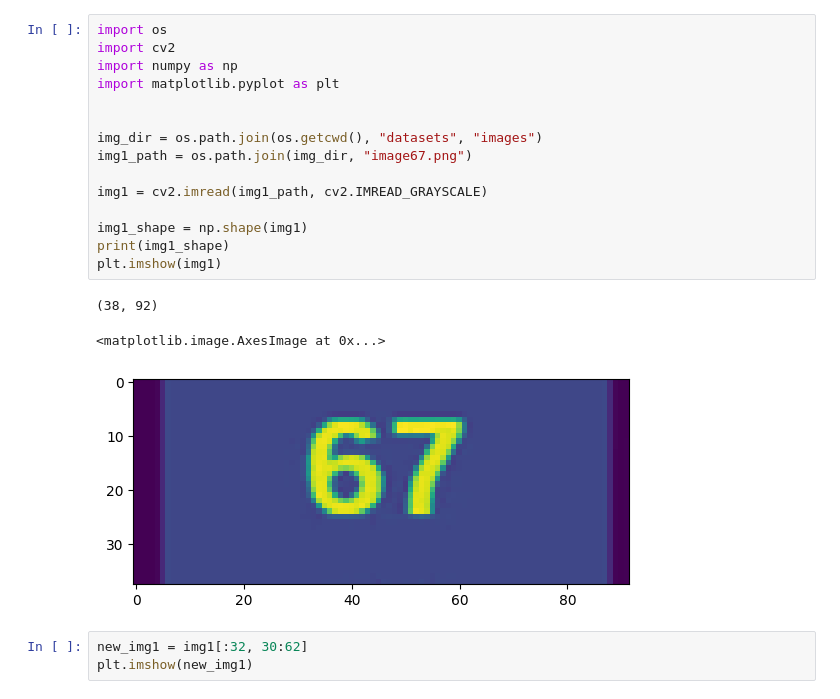
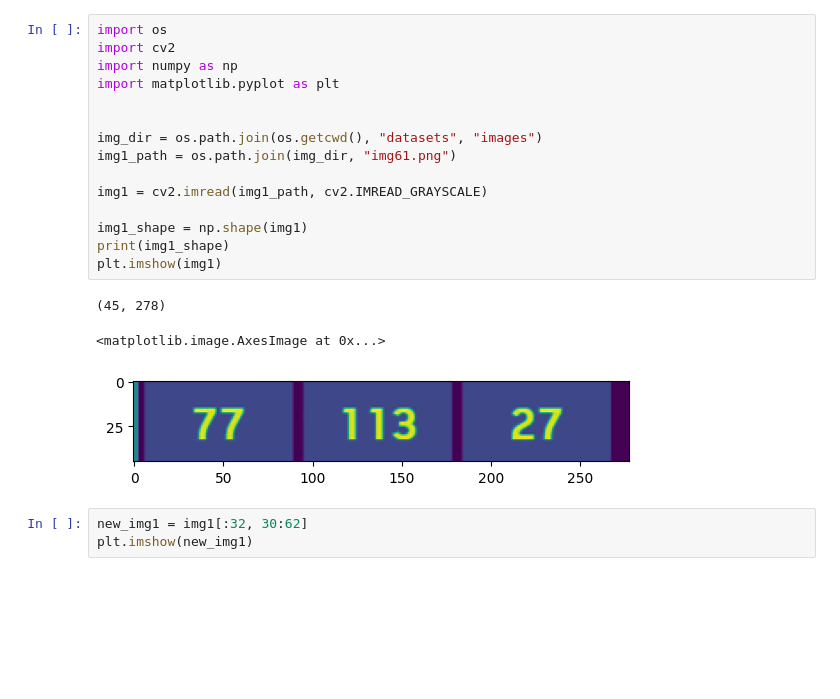
Before and after one commit to teleplayer123/image_classifier, a Jupyter notebook: test.ipynb, the cells around one changed output. Drawn from its saved outputs; the diff is of its cells as text; blank space fills up the shorter version.

```diff
--- a/test.ipynb
+++ b/test.ipynb
@@ -1,22 +1,22 @@
 # %%
 import os
 import cv2
 import numpy as np
 import matplotlib.pyplot as plt
 
 
 img_dir = os.path.join(os.getcwd(), "datasets", "images")
-img1_path = os.path.join(img_dir, "image67.png")
+img1_path = os.path.join(img_dir, "img61.png")
 
 img1 = cv2.imread(img1_path, cv2.IMREAD_GRAYSCALE)
 
 img1_shape = np.shape(img1)
 print(img1_shape)
 plt.imshow(img1)
 # %% [output]
-(38, 92)
+(45, 278)
 <matplotlib.image.AxesImage at 0x...>
-[figure, old version]
+[figure, new version]
 # %%
 new_img1 = img1[:32, 30:62]
 plt.imshow(new_img1)
```
Also changed, not shown: parts of 1 cell of this notebook, 2 other files.
